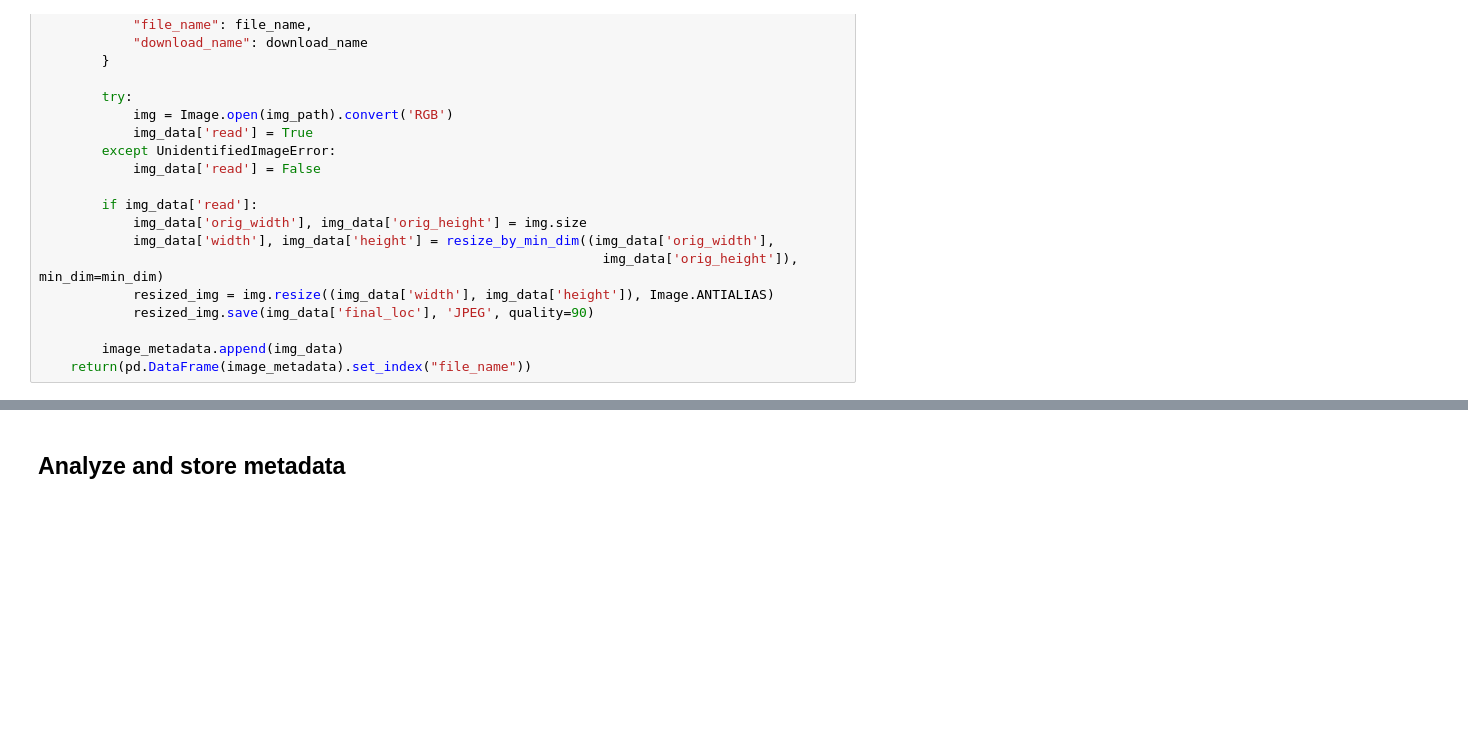
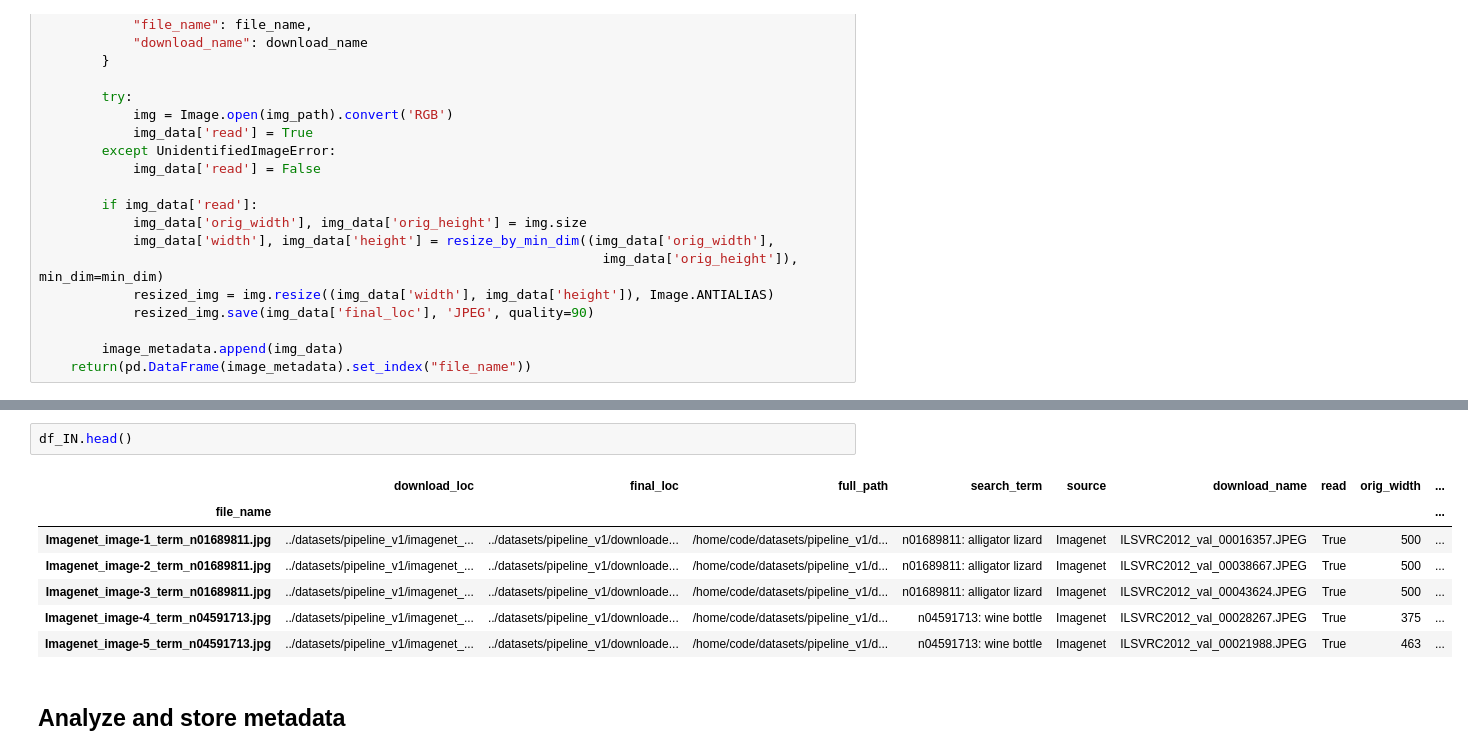
Before and after one commit to KenWronka/poison_ivy_detector, a Jupyter notebook: code/model_pipeline_v1/1.1-download_and_store_images.ipynb, the cells around one changed output, grey strips where cells are left out. Drawn from its saved outputs; the diff is of its cells as text; blank space fills up the shorter version.

```diff
--- a/code/model_pipeline_v1/1.1-download_and_store_images.ipynb
+++ b/code/model_pipeline_v1/1.1-download_and_store_images.ipynb
@@ -297,3 +373,13 @@ Imagenet images were downloaded directly from: https://www.kaggle.com/ifigotin/i
+# %%
+df_IN.head()
+# %% [output]
+|  | download_loc | final_loc | full_path | search_term | source | download_name | read | orig_width | ... |
+| file_name |  |  |  |  |  |  |  |  | ... |
+| Imagenet_image-1_term_n01689811.jpg | ../datasets/pipeline_v1/imagenet_... | ../datasets/pipeline_v1/downloade... | /home/code/datasets/pipeline_v1/d... | n01689811: alligator lizard | Imagenet | ILSVRC2012_val_00016357.JPEG | True | 500 | ... |
+| Imagenet_image-2_term_n01689811.jpg | ../datasets/pipeline_v1/imagenet_... | ../datasets/pipeline_v1/downloade... | /home/code/datasets/pipeline_v1/d... | n01689811: alligator lizard | Imagenet | ILSVRC2012_val_00038667.JPEG | True | 500 | ... |
+| Imagenet_image-3_term_n01689811.jpg | ../datasets/pipeline_v1/imagenet_... | ../datasets/pipeline_v1/downloade... | /home/code/datasets/pipeline_v1/d... | n01689811: alligator lizard | Imagenet | ILSVRC2012_val_00043624.JPEG | True | 500 | ... |
+| Imagenet_image-4_term_n04591713.jpg | ../datasets/pipeline_v1/imagenet_... | ../datasets/pipeline_v1/downloade... | /home/code/datasets/pipeline_v1/d... | n04591713: wine bottle | Imagenet | ILSVRC2012_val_00028267.JPEG | True | 375 | ... |
+| Imagenet_image-5_term_n04591713.jpg | ../datasets/pipeline_v1/imagenet_... | ../datasets/pipeline_v1/downloade... | /home/code/datasets/pipeline_v1/d... | n04591713: wine bottle | Imagenet | ILSVRC2012_val_00021988.JPEG | True | 463 | ... |
 # %% [markdown]
 ## Analyze and store metadata
 # %%
```
Also changed, not shown: parts of 14 cells of this notebook.
